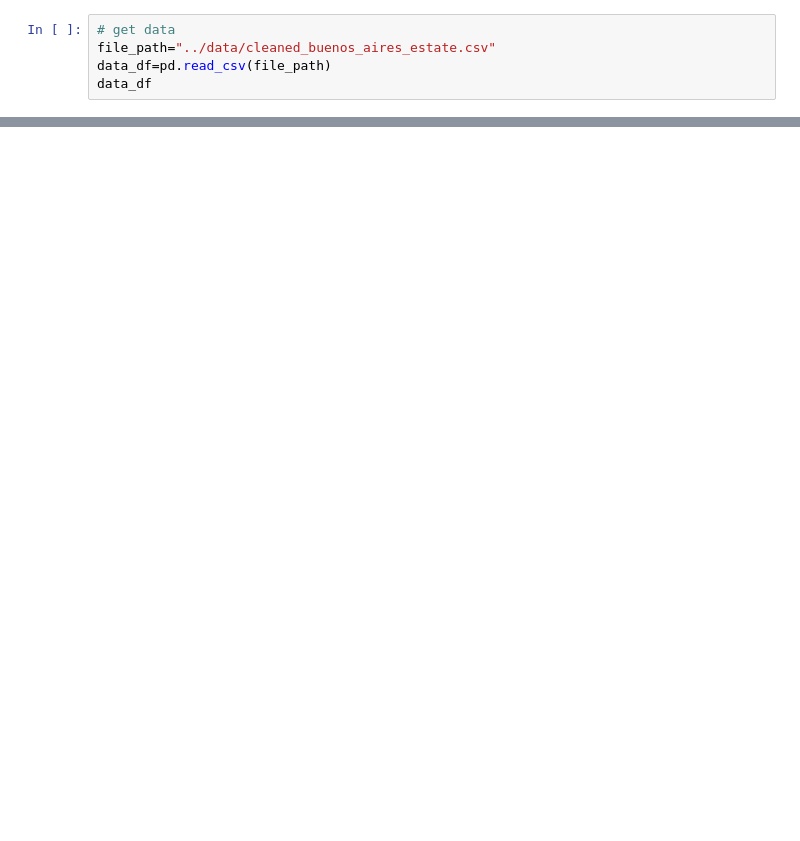
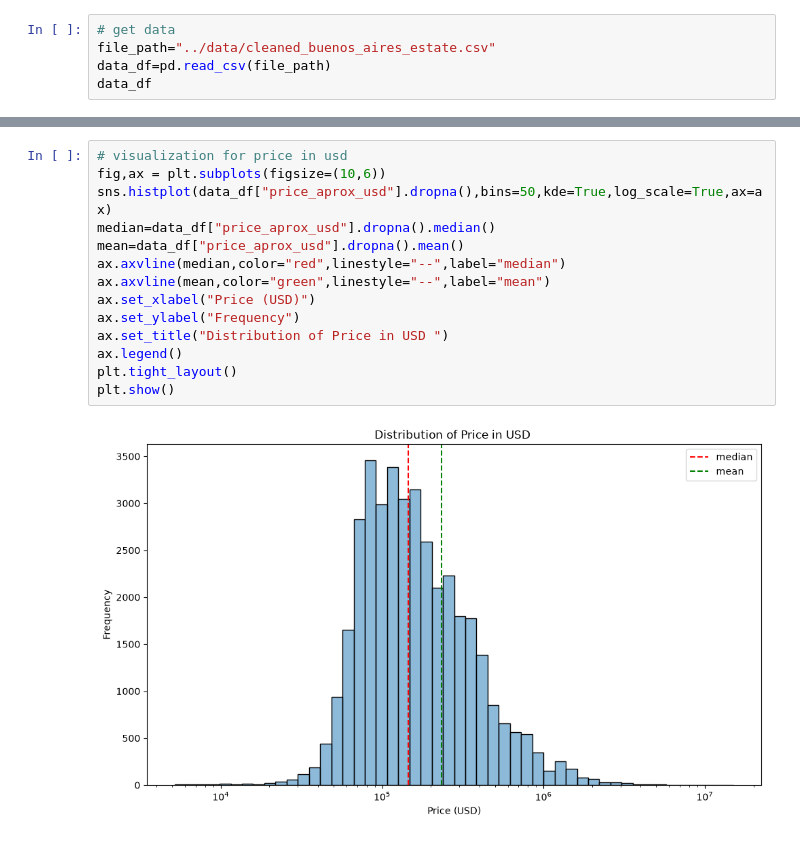
Before and after one commit to G-Gakii/buenos-aires-housing-price-prediction, a Jupyter notebook: notebooks/02_data_exploration.ipynb, the cells around one changed output, grey strips where cells are left out. Saved outputs shown, nothing was run; the diff lists cells and outputs as text; blank space fills up the shorter version.

Commit message:
Add real estate price visualizations

```diff
--- a/notebooks/02_data_exploration.ipynb
+++ b/notebooks/02_data_exploration.ipynb
@@ -36,0 +86,16 @@ data_df[data_df["price"]==0]
+# %%
+# visualization for price in usd
+fig,ax = plt.subplots(figsize=(10,6))
+sns.histplot(data_df["price_aprox_usd"].dropna(),bins=50,kde=True,log_scale=True,ax=ax)
+median=data_df["price_aprox_usd"].dropna().median()
+mean=data_df["price_aprox_usd"].dropna().mean()
+ax.axvline(median,color="red",linestyle="--",label="median")
+ax.axvline(mean,color="green",linestyle="--",label="mean")
+ax.set_xlabel("Price (USD)")
+ax.set_ylabel("Frequency")
+ax.set_title("Distribution of Price in USD ")
+ax.legend()
+plt.tight_layout()
+plt.show()
+# %% [output]
+[figure, added]
```
Also changed, not shown: parts of 36 cells of this notebook.
